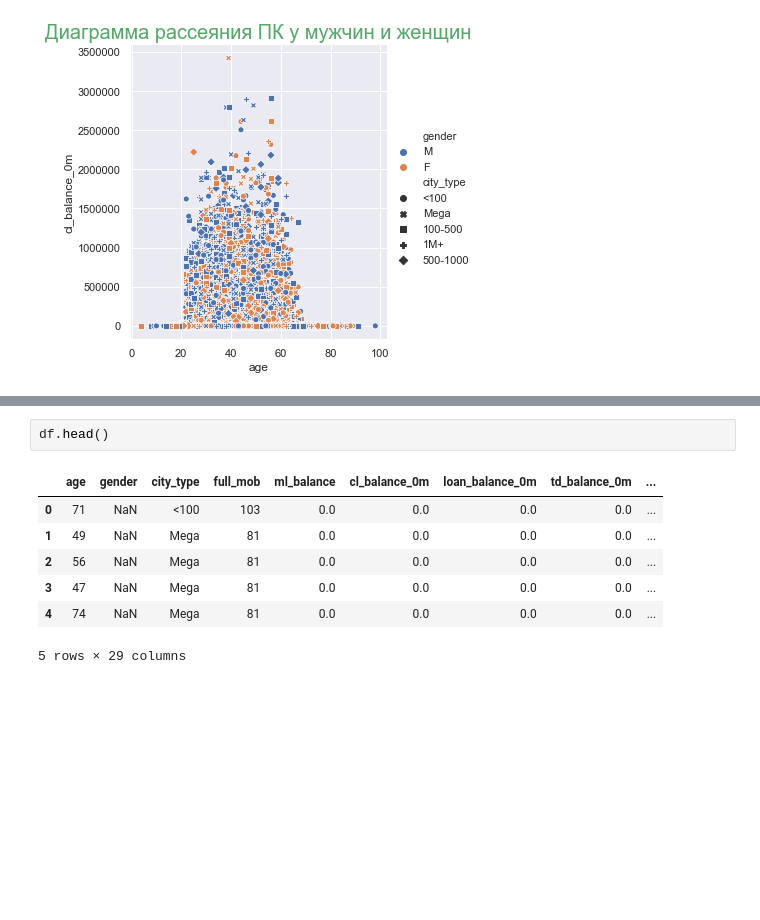
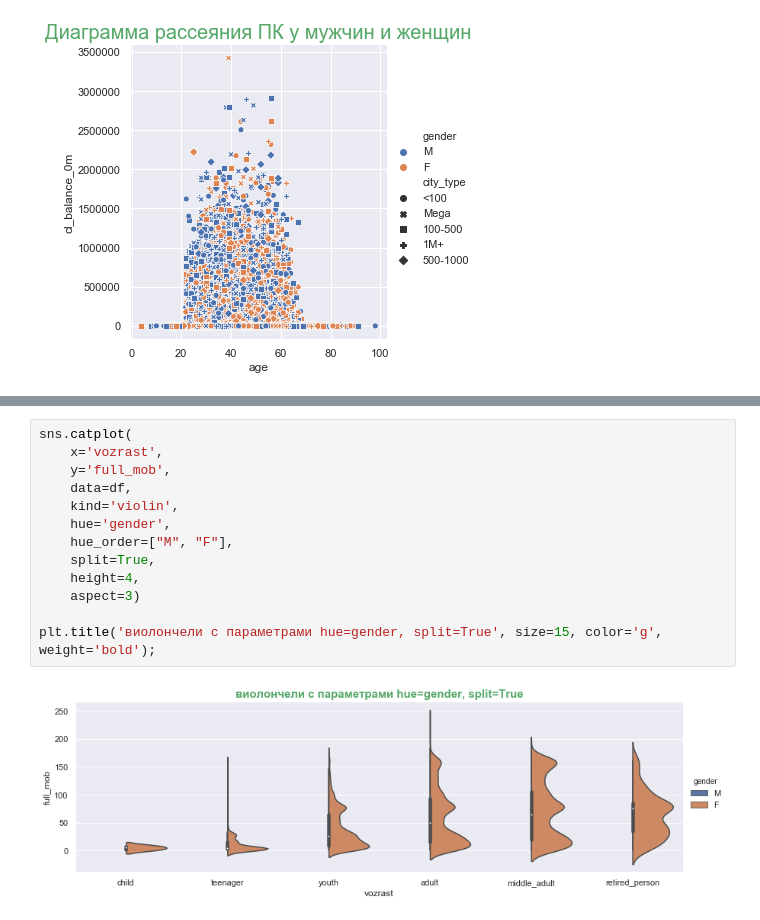
Before and after one commit to netyaga-swetlana/DA_school_Swetanet, a Jupyter notebook: Cluster_Netyaga.ipynb, the cells around one changed output, grey strips where cells are left out. Saved outputs shown, nothing was run; the diff lists cells and outputs as text; blank space fills up the shorter version.

```diff
--- a/Cluster_Netyaga.ipynb
+++ b/Cluster_Netyaga.ipynb
@@ -367,10 +368,15 @@ NameError: name 'snacks_sales' is not defined
-# %%
-df.head()
-# %% [output]
-|  | age | gender | city_type | full_mob | ml_balance | cl_balance_0m | loan_balance_0m | td_balance_0m | ... |
-| 0 | 71 | NaN | <100 | 103 | 0.0 | 0.0 | 0.0 | 0.0 | ... |
-| 1 | 49 | NaN | Mega | 81 | 0.0 | 0.0 | 0.0 | 0.0 | ... |
-| 2 | 56 | NaN | Mega | 81 | 0.0 | 0.0 | 0.0 | 0.0 | ... |
-| 3 | 47 | NaN | Mega | 81 | 0.0 | 0.0 | 0.0 | 0.0 | ... |
-| 4 | 74 | NaN | Mega | 81 | 0.0 | 0.0 | 0.0 | 0.0 | ... |
-5 rows × 29 columns
+# %%
+sns.catplot(
+    x='vozrast',
+    y='full_mob',
+    data=df,
+    kind='violin',
+    hue='gender',
+    hue_order=["M", "F"],
+    split=True,
+    height=4,
+    aspect=3)
+
+plt.title('виолончели с параметрами hue=gender, split=True', size=15, color='g', weight='bold');
+# %% [output]
+[figure, added]
```
Also changed, not shown: parts of 14 cells of this notebook.
